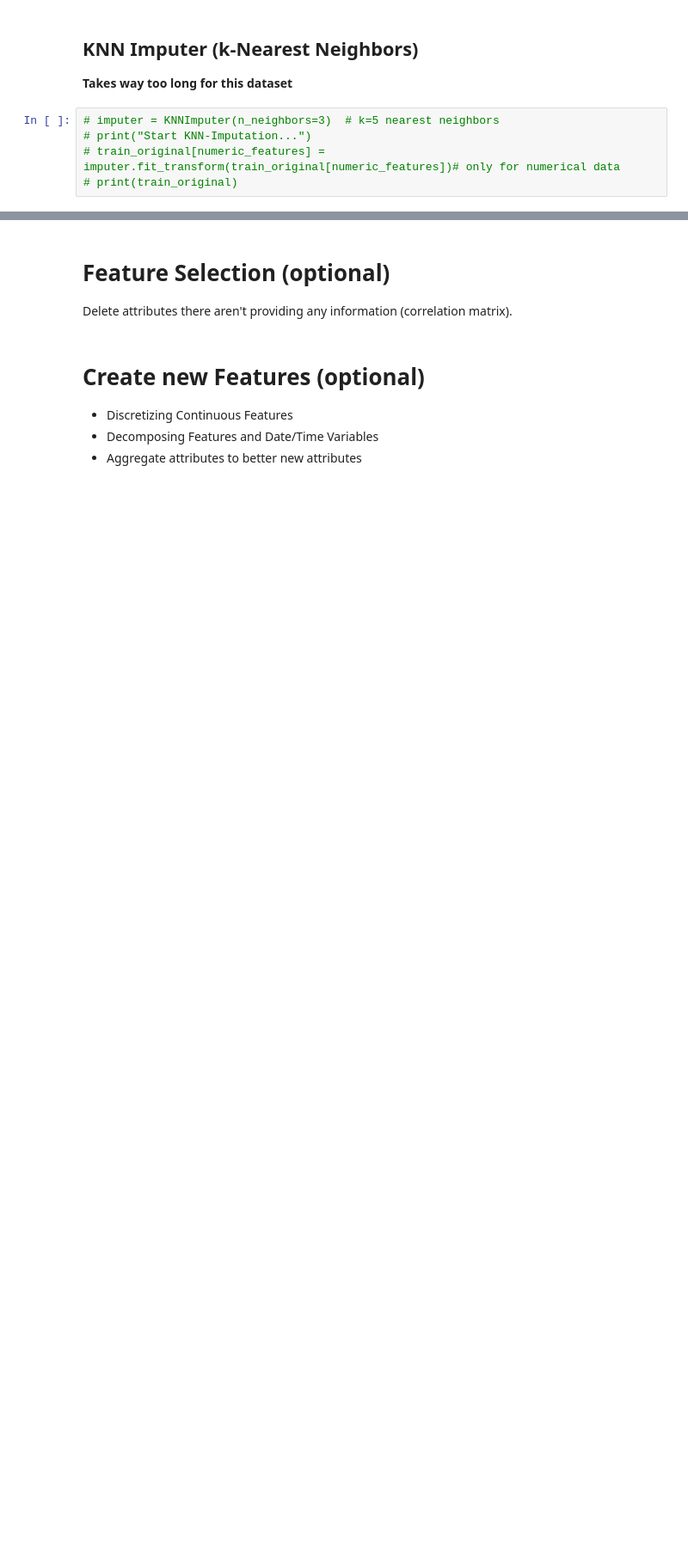
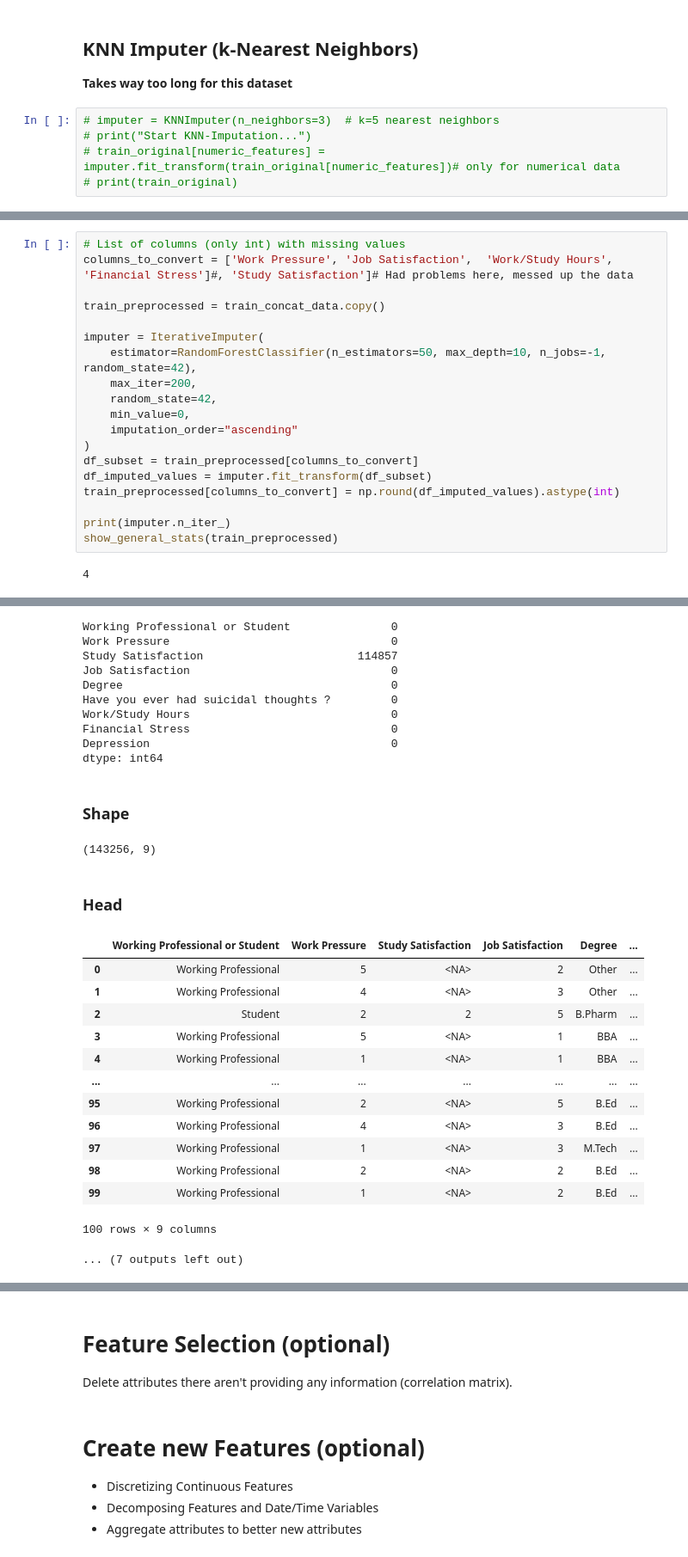
Before and after one commit to mailmezorro/playground-series-s4e11, a Jupyter notebook: Preprocessing/playground-series-s4e11-preprocessing.ipynb, the cells around one changed output, grey strips where cells are left out. Shown: that part at 86% size. Cells and saved outputs as stored; diff of their text form; blank space fills up the shorter version.

```diff
--- a/Preprocessing/playground-series-s4e11-preprocessing.ipynb
+++ b/Preprocessing/playground-series-s4e11-preprocessing.ipynb
@@ -285,0 +180,21 @@ dtype: int64
+# %%
+# List of columns (only int) with missing values
+columns_to_convert = ['Work Pressure', 'Job Satisfaction',  'Work/Study Hours', 'Financial Stress']#, 'Study Satisfaction']# Had problems here, messed up the data
+
+train_preprocessed = train_concat_data.copy()
+
+imputer = IterativeImputer(
+    estimator=RandomForestClassifier(n_estimators=50, max_depth=10, n_jobs=-1, random_state=42),
+    max_iter=200,
+    random_state=42,
+    min_value=0,
+    imputation_order="ascending"
+)
+df_subset = train_preprocessed[columns_to_convert]
+df_imputed_values = imputer.fit_transform(df_subset)
+train_preprocessed[columns_to_convert] = np.round(df_imputed_values).astype(int)
+
+print(imputer.n_iter_)
+show_general_stats(train_preprocessed)
+# %% [output]
+4
@@ -285,0 +223,27 @@ dtype: int64
+Working Professional or Student               0
+Work Pressure                                 0
+Study Satisfaction                       114857
+Job Satisfaction                              0
+Degree                                        0
+Have you ever had suicidal thoughts ?         0
+Work/Study Hours                              0
+Financial Stress                              0
+Depression                                    0
+dtype: int64
+### Shape
+(143256, 9)
+### Head
+|  | Working Professional or Student | Work Pressure | Study Satisfaction | Job Satisfaction | Degree | ... |
+| 0 | Working Professional | 5 | <NA> | 2 | Other | ... |
+| 1 | Working Professional | 4 | <NA> | 3 | Other | ... |
+| 2 | Student | 2 | 2 | 5 | B.Pharm | ... |
+| 3 | Working Professional | 5 | <NA> | 1 | BBA | ... |
+| 4 | Working Professional | 1 | <NA> | 1 | BBA | ... |
+| ... | ... | ... | ... | ... | ... | ... |
+| 95 | Working Professional | 2 | <NA> | 5 | B.Ed | ... |
+| 96 | Working Professional | 4 | <NA> | 3 | B.Ed | ... |
+| 97 | Working Professional | 1 | <NA> | 3 | M.Tech | ... |
+| 98 | Working Professional | 2 | <NA> | 2 | B.Ed | ... |
+| 99 | Working Professional | 1 | <NA> | 2 | B.Ed | ... |
+100 rows × 9 columns
+... (7 outputs left out)
```
Also changed, not shown: parts of 47 cells of this notebook.
